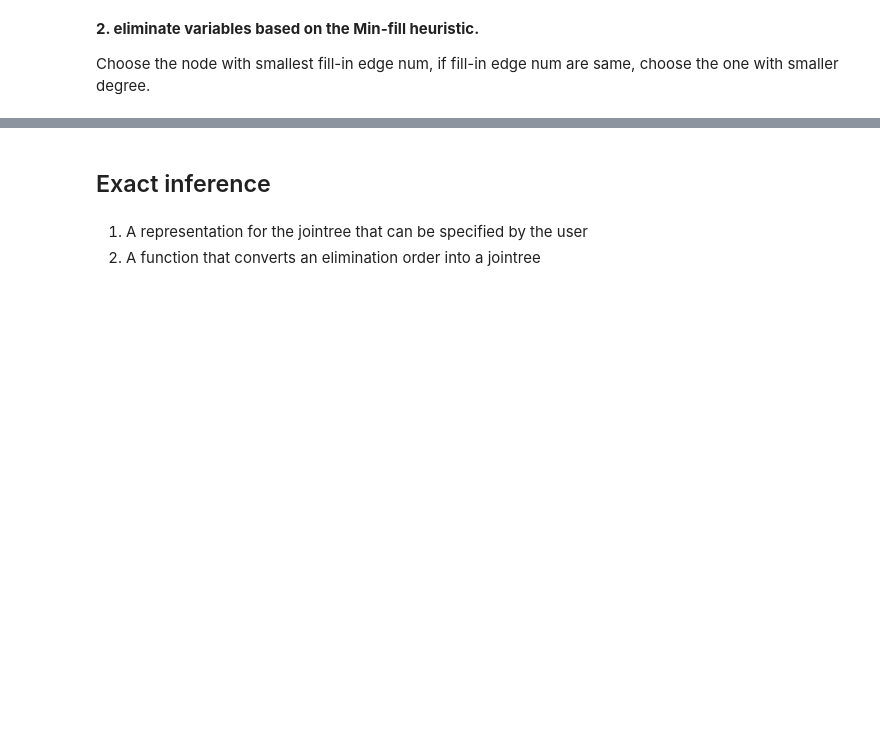
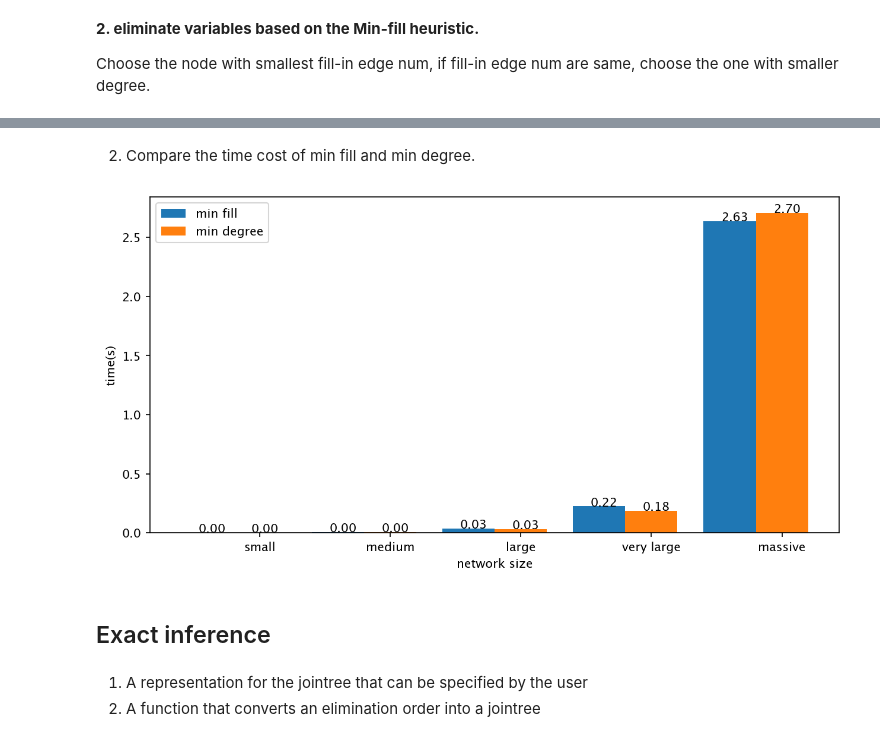
Before and after one commit to filrLi/9418-project-Bayes-Net, a Jupyter notebook: assignment2.ipynb, the cells around one changed output, grey strips where cells are left out. Cells and saved outputs as stored; diff of their text form; code cells hidden in the pictures; blank space fills up the shorter version.

```diff
--- a/assignment2.ipynb
+++ b/assignment2.ipynb
@@ -132,3 +205,25 @@ ve_order
+# %% [markdown]
+2. Compare the time cost of min fill and min degree.
+# %%
+x =list(range(len(name_list)))
+total_width, n = 0.8, 2
+width = total_width / n
+
+plt.figure(figsize=(10,5), dpi=150)
+a = plt.bar(x, mf_time, width=width, label='min fill')
+for i in range(len(x)):
+    x[i] = x[i] + width
+b = plt.bar(x, md_time, width=width, label='min degree',tick_label = name_list)
+
+autolabel(a)
+autolabel(b)
+plt.xlabel('network size')
+plt.ylabel('time(s)')
+
+plt.legend()
+plt.show()
+# %% [output]
+[figure, added]
 # %% [markdown]
 ## Exact inference
 # %% [markdown]
```
Also changed, not shown: parts of 15 cells of this notebook, 1 other file.
